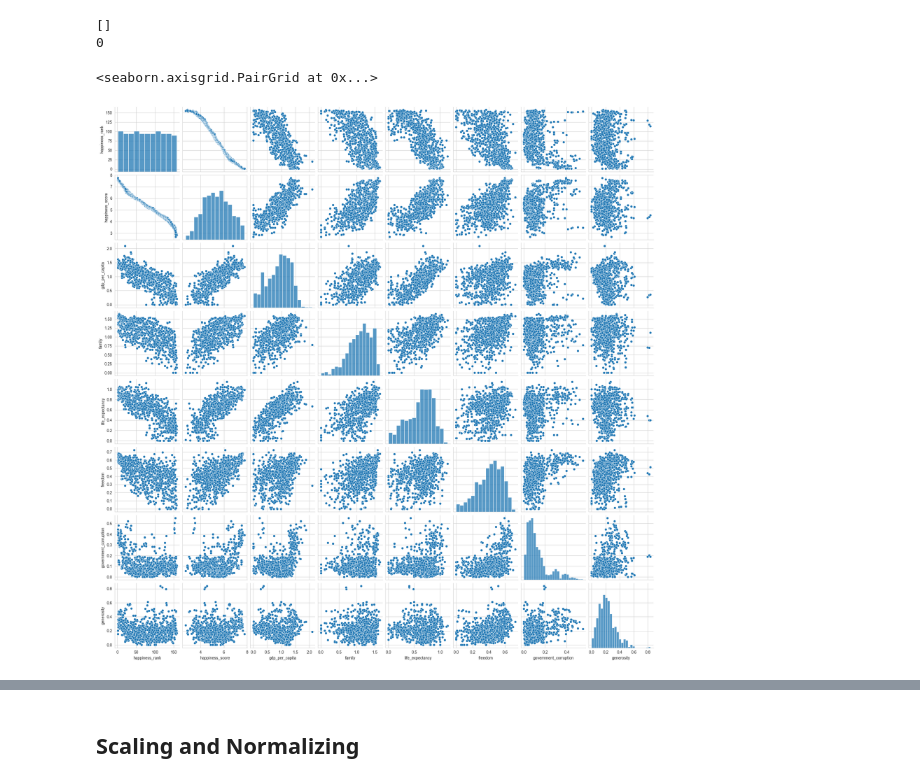
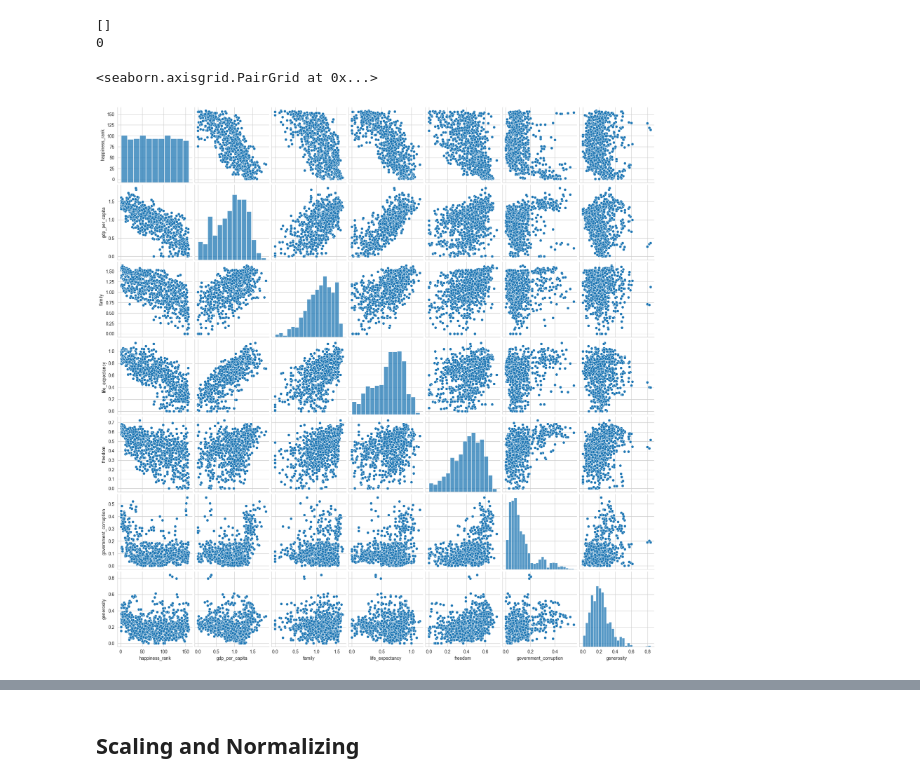
Before and after one commit to Fatemenamdar20/world-happiness-report, a Jupyter notebook: WHR_2015_2019.ipynb, the cells around one changed output, grey strips where cells are left out. Drawn from its saved outputs; the diff is of its cells as text; code cells hidden in the pictures.

```diff
--- a/WHR_2015_2019.ipynb
+++ b/WHR_2015_2019.ipynb
@@ -206,6 +213,8 @@ whisker.low:     80.18
 # %%
 df.drop(columns=["region", "standard_error", "dystopia_residual", "lower_confidence_interval", "upper_confidence_interval",
                  "whisker.high", "whisker.low"], inplace=True, errors="ignore")
+# %%
+df.dropna(subset = ["government_corruption"], inplace=True)
 # %%
 df.head()
 # %% [output]
@@ -250,8 +259,8 @@ print(df.index.duplicated().sum())
 []
 0
 # %%
-sns.pairplot(df.drop(columns="country"))
+sns.pairplot(df.drop(columns=["country", "happiness_score", "year"]))
 # %% [output]
 <seaborn.axisgrid.PairGrid at 0x...>
-[figure, old version]
+[figure, new version]
 # %%
```
Also changed, not shown: parts of 18 cells of this notebook.
